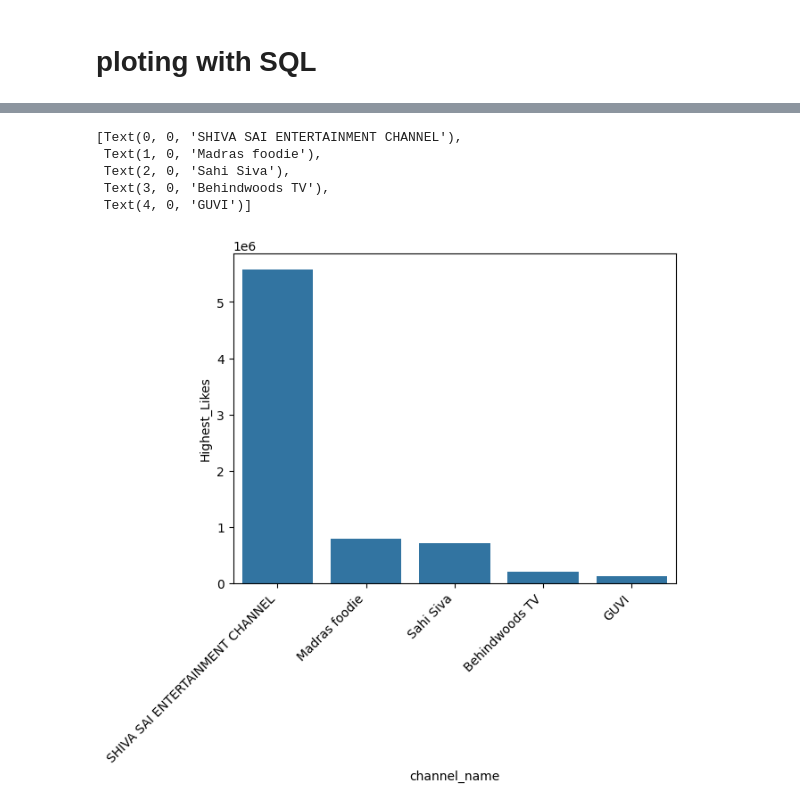
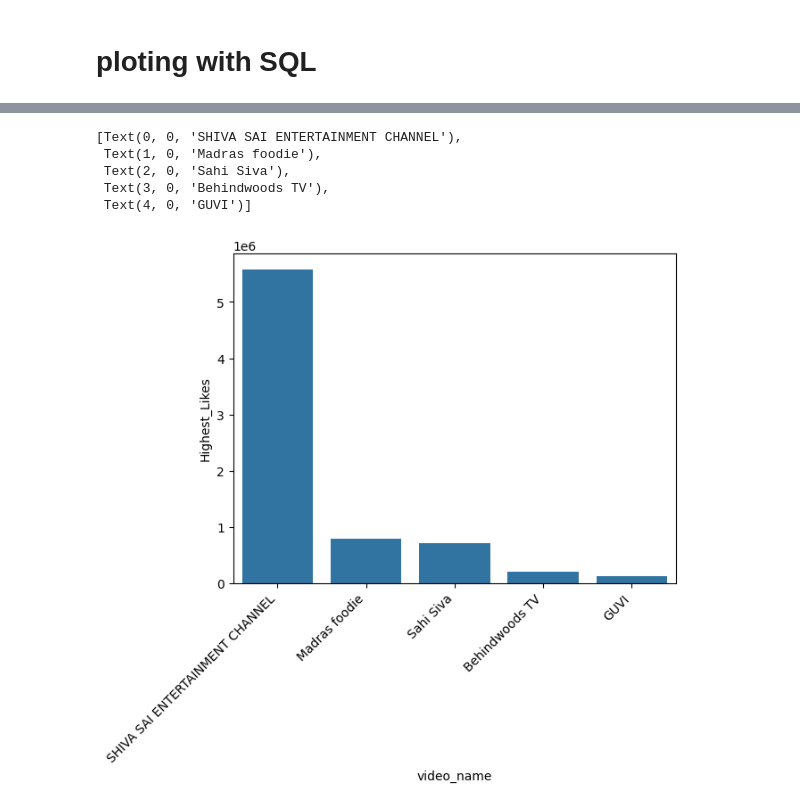
Before and after one commit to Elam-parithi/Utube_DHW_5, a Jupyter notebook: jupyter_notes/Plots/tetrapad_ploting.ipynb, the cells around one changed output, grey strips where cells are left out. Cells and saved outputs as stored; diff of their text form; code cells hidden in the pictures.

```diff
--- a/jupyter_notes/Plots/tetrapad_ploting.ipynb
+++ b/jupyter_notes/Plots/tetrapad_ploting.ipynb
@@ -42,3 +15,3 @@ RETURNED SOME DATA
 # %%
-df
+df = get_query(query)
 # %% [output]
@@ -54,11 +28,11 @@ import matplotlib.pyplot as plt
 # %%
-g = sns.barplot(data=df, x='channel_name',y='Highest_Likes')
-g.set_xticks(range(len(df['channel_name'])))
+g = sns.barplot(data=df, x='video_name',y='Highest_Likes')
+#g.set_xticks(range(len(df['channel_name'])))
 g.set_xticklabels(df['channel_name'], rotation=45, ha='right')
 # %% [output]
 [Text(0, 0, 'SHIVA SAI ENTERTAINMENT CHANNEL'),
  Text(1, 0, 'Madras foodie'),
  Text(2, 0, 'Sahi Siva'),
  Text(3, 0, 'Behindwoods TV'),
  Text(4, 0, 'GUVI')]
-[figure, old version]
+[figure, new version]
```
Also changed, not shown: parts of 9 cells of this notebook.
